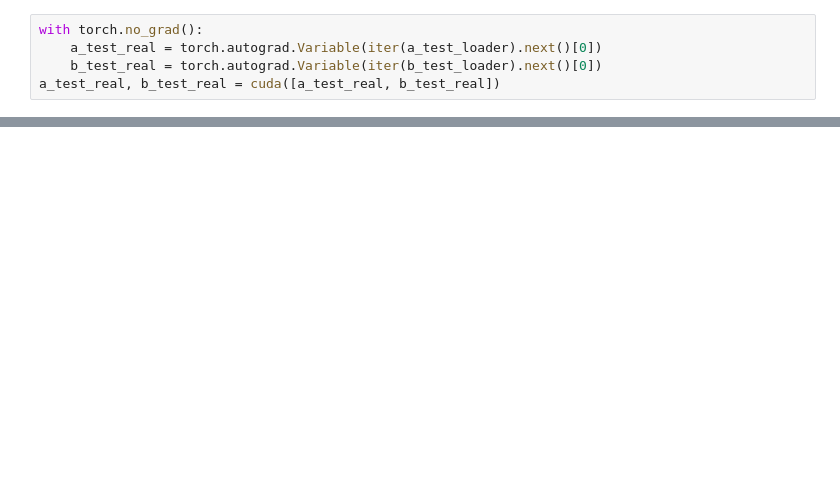
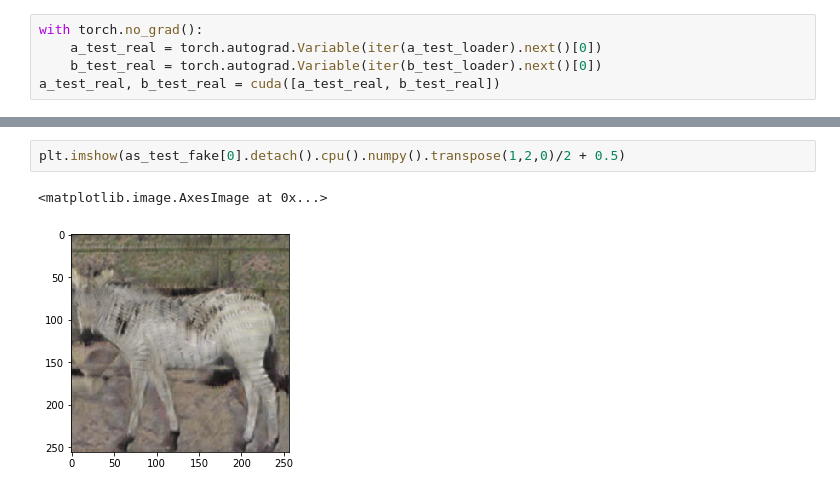
Before and after one commit to asif31iqbal/cycle-gan-pytorch, a Jupyter notebook: cycle_gan.ipynb, the cells around one changed output, grey strips where cells are left out. Cells and saved outputs as stored; diff of their text form; blank space fills up the shorter version.

```diff
--- a/cycle_gan.ipynb
+++ b/cycle_gan.ipynb
@@ -497,0 +832,5 @@ torchvision.utils.save_image(torch.cat([x, y, x, y], dim=0), 'gheu.jpg', nrow=2)
+# %%
+plt.imshow(as_test_fake[0].detach().cpu().numpy().transpose(1,2,0)/2 + 0.5)
+# %% [output]
+<matplotlib.image.AxesImage at 0x...>
+[figure, added]
```
Also changed, not shown: parts of 28 cells of this notebook.
